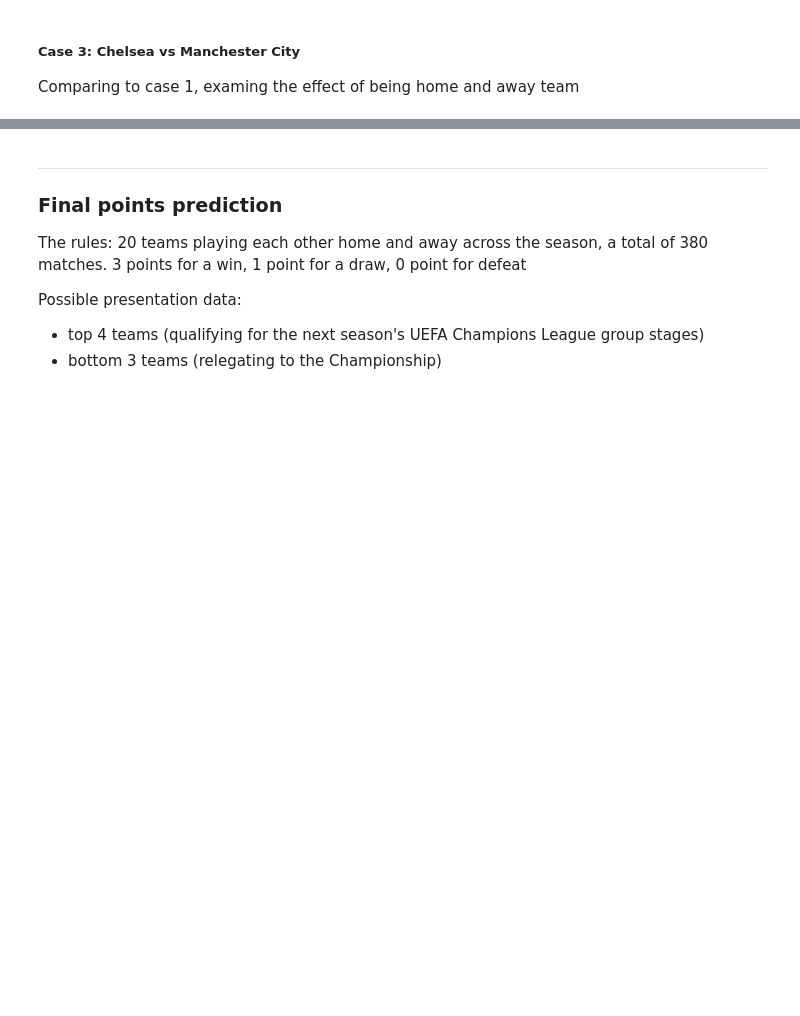
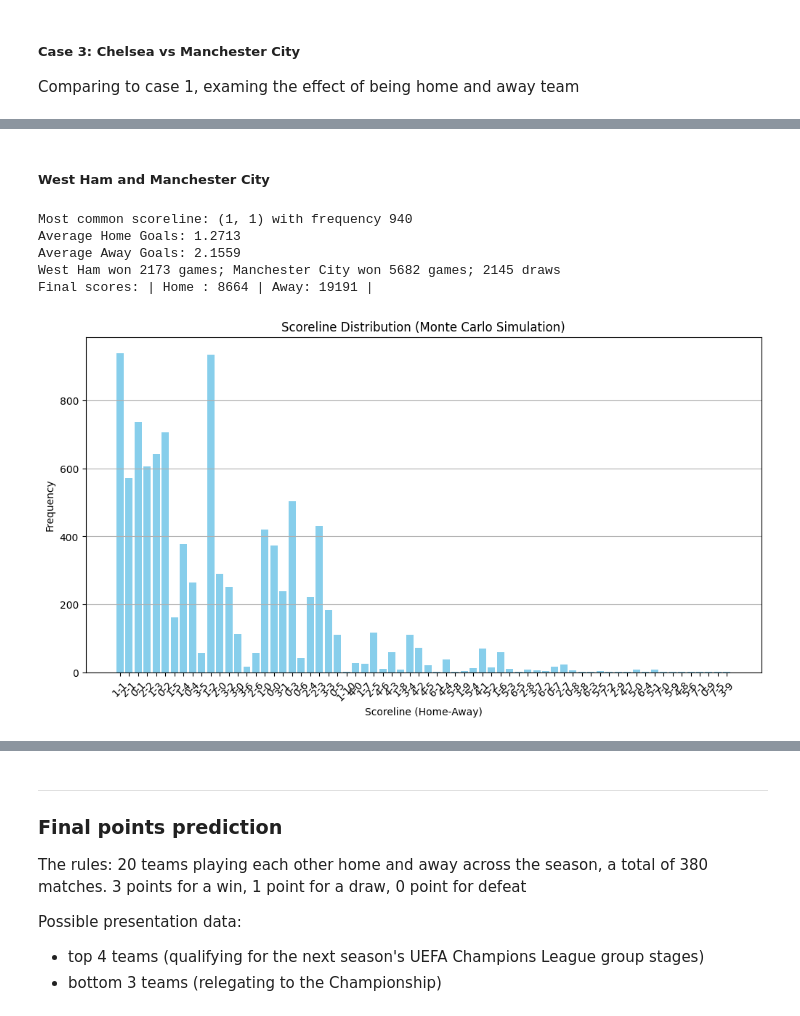
Before and after one commit to ZichengLiang/JLLA_Probablity, a Jupyter notebook: JLLA.ipynb, the cells around one changed output, grey strips where cells are left out. Cells and saved outputs as stored; diff of their text form; code cells hidden in the pictures; blank space fills up the shorter version.

```diff
--- a/JLLA.ipynb
+++ b/JLLA.ipynb
@@ -804,0 +846,11 @@ Final scores: | Home : 12383 | Away: 15977 |
+# %% [markdown]
+##### West Ham and Manchester City
+# %%
+test_single_game_simulation("West Ham", "Manchester City", 10000)
+# %% [output]
+Most common scoreline: (1, 1) with frequency 940
+Average Home Goals: 1.2713
+Average Away Goals: 2.1559
+West Ham won 2173 games; Manchester City won 5682 games; 2145 draws
+Final scores: | Home : 8664 | Away: 19191 |
+[figure, added]
```
Also changed, not shown: parts of 9 cells of this notebook.
